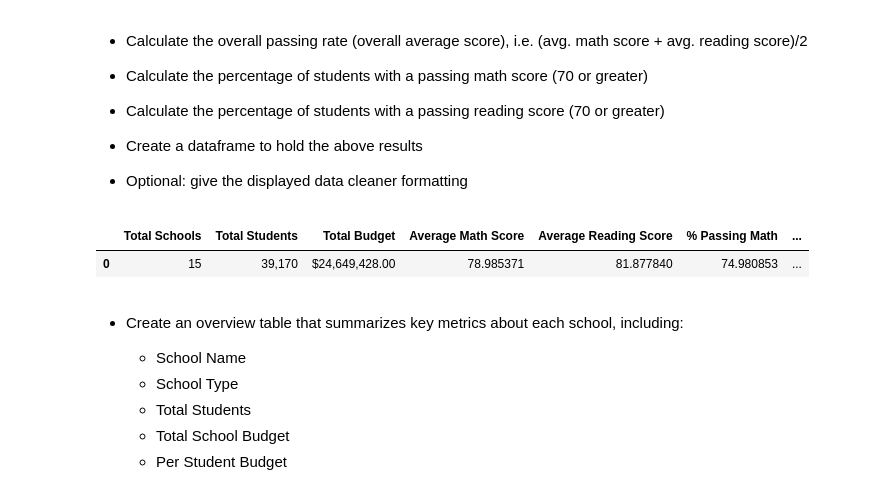
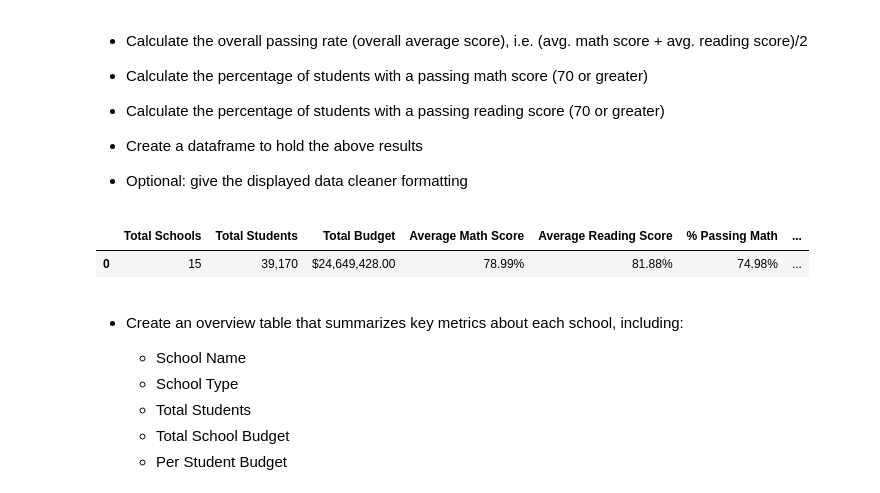
Before and after one commit to Yashwinie/bootcampspot-homework, a Jupyter notebook: pandas-challenge/PyCitySchools/PyCitySchools_YSS.ipynb, the cells around one changed output. Saved outputs shown, nothing was run; the diff lists cells and outputs as text; code cells hidden in the pictures.

```diff
--- a/pandas-challenge/PyCitySchools/PyCitySchools_YSS.ipynb
+++ b/pandas-challenge/PyCitySchools/PyCitySchools_YSS.ipynb
@@ -43,39 +43,39 @@ total_schools = school_data_complete['School ID'].max() + 1
 
 total_students = school_data_complete['Student ID'].count()
 
 budgets = school_data_complete['budget'].unique()
 total_budget = budgets.sum()
 
 av_math_score = school_data_complete['math_score'].mean()
 av_reading_score = school_data_complete['reading_score'].mean()
 
 overall_passing_rate = (av_math_score + av_reading_score)/2
 
 students_passing_math = school_data_complete['math_score'] >= 70
 percent_passing_math = (students_passing_math.sum()/total_students) * 100
 
 students_passing_reading = school_data_complete['reading_score'] >= 70
 percent_passing_reading = (students_passing_reading.sum()/total_students) * 100
 
 district_summary_df = pd.DataFrame({
     'Total Schools': [total_schools], 'Total Students': [total_students], 'Total Budget': [total_budget],
     'Average Math Score': [av_math_score], 'Average Reading Score': [av_reading_score],
     '% Passing Math': [percent_passing_math], '% Passing Reading': [percent_passing_reading],
     '% Overall Passing Rate': [overall_passing_rate]
                                 })
 
 district_summary_df['Total Students'] = district_summary_df['Total Students'].apply('{:,}'.format)
 district_summary_df['Total Budget'] = district_summary_df['Total Budget'].apply('${:,.2f}'.format)
-district_summary_df['Average Math Score'] = district_summary_df['Average Math Score'].apply('{:.6f}'.format)
-district_summary_df['Average Reading Score'] = district_summary_df['Average Reading Score'].apply('{:.6f}'.format)
-district_summary_df['% Passing Math'] = district_summary_df['% Passing Math'].apply('{:.6f}'.format)
-district_summary_df['% Passing Reading'] = district_summary_df['% Passing Reading'].apply('{:.6f}'.format)
-district_summary_df['% Overall Passing Rate'] = district_summary_df['% Overall Passing Rate'].apply('{:.6f}'.format)
+district_summary_df['Average Math Score'] = district_summary_df['Average Math Score'].apply('{:.2f}%'.format)
+district_summary_df['Average Reading Score'] = district_summary_df['Average Reading Score'].apply('{:.2f}%'.format)
+district_summary_df['% Passing Math'] = district_summary_df['% Passing Math'].apply('{:.2f}%'.format)
+district_summary_df['% Passing Reading'] = district_summary_df['% Passing Reading'].apply('{:.2f}%'.format)
+district_summary_df['% Overall Passing Rate'] = district_summary_df['% Overall Passing Rate'].apply('{:.2f}%'.format)
 
 district_summary_df
 # %% [output]
 |  | Total Schools | Total Students | Total Budget | Average Math Score | Average Reading Score | % Passing Math | ... |
-| 0 | 15 | 39,170 | $24,649,428.00 | 78.985371 | 81.877840 | 74.980853 | ... |
+| 0 | 15 | 39,170 | $24,649,428.00 | 78.99% | 81.88% | 74.98% | ... |
 # %% [markdown]
 * Create an overview table that summarizes key metrics about each school, including:
   * School Name
```
Also changed, not shown: parts of 8 cells of this notebook.
